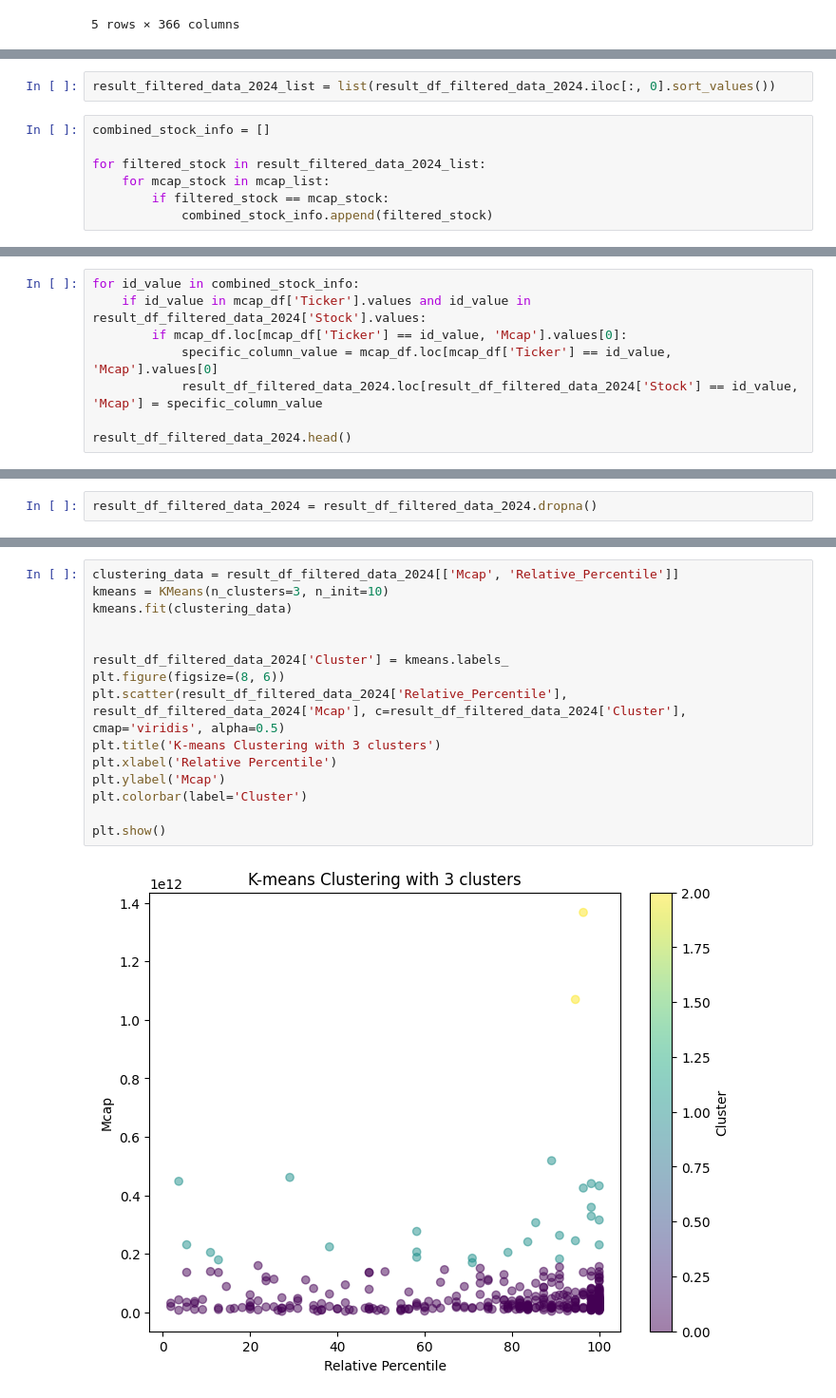
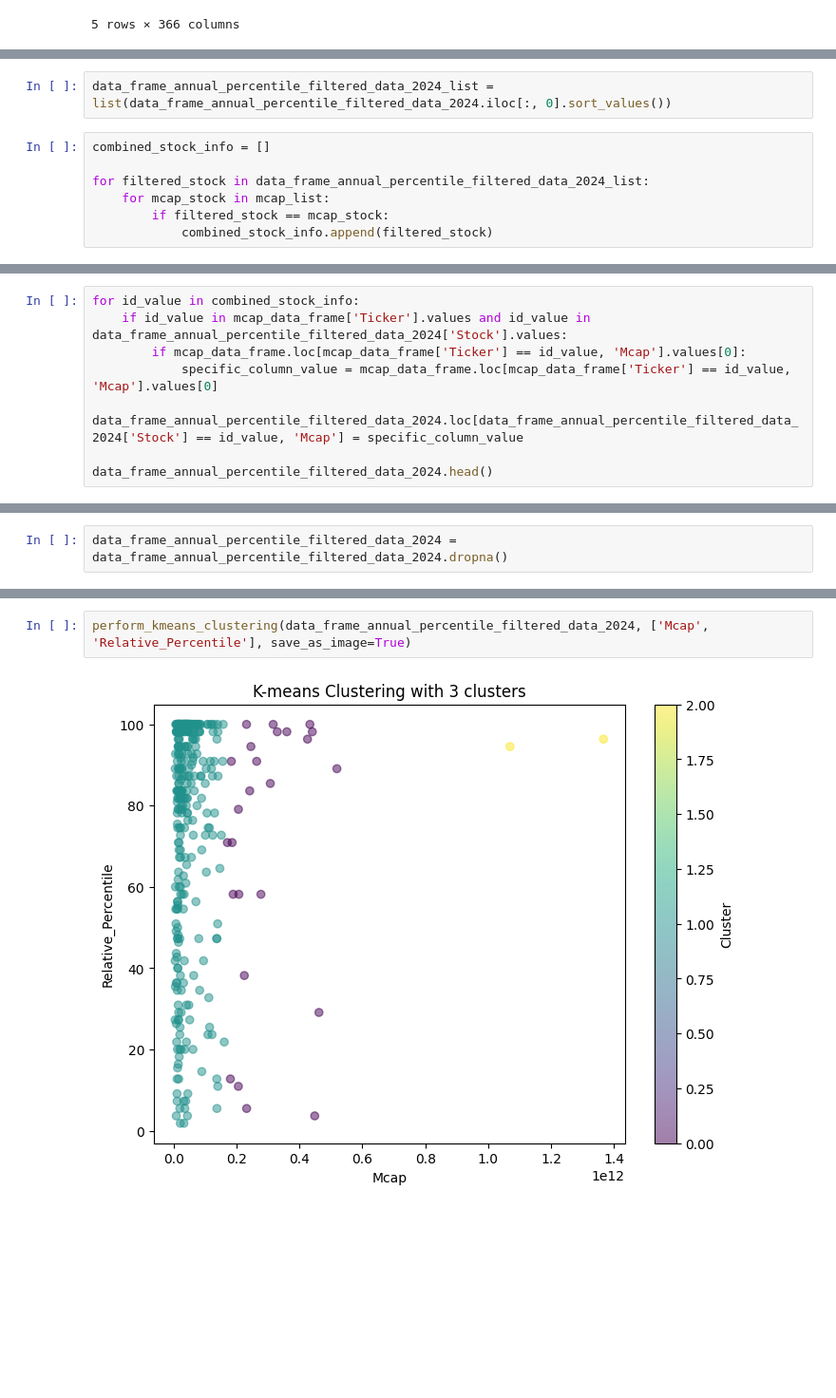
Before and after one commit to CiganOliviuAlphablock/clustering-in-mean-reversion-framework, a Jupyter notebook: clustering.ipynb, the cells around one changed output, grey strips where cells are left out. Shown at 95% size. Cells and saved outputs as stored; diff of their text form; blank space fills up the shorter version.

```diff
--- a/clustering.ipynb
+++ b/clustering.ipynb
@@ -135,9 +110,9 @@ mcap_list = list(mcap_df.iloc[:, 0].sort_values())
 # %%
-result_filtered_data_2024_list = list(result_df_filtered_data_2024.iloc[:, 0].sort_values())
+data_frame_annual_percentile_filtered_data_2024_list = list(data_frame_annual_percentile_filtered_data_2024.iloc[:, 0].sort_values())
 # %%
 combined_stock_info = []
 
-for filtered_stock in result_filtered_data_2024_list:
+for filtered_stock in data_frame_annual_percentile_filtered_data_2024_list:
     for mcap_stock in mcap_list:
         if filtered_stock == mcap_stock:
             combined_stock_info.append(filtered_stock)
@@ -161,12 +136,12 @@ result_df_filtered_data_2024.sort_values(by='Stock').head()
 | 8819 | ADBE | 2024 | -10.503903 | 5.454545 |
 # %%
 for id_value in combined_stock_info:
-    if id_value in mcap_df['Ticker'].values and id_value in result_df_filtered_data_2024['Stock'].values:
-        if mcap_df.loc[mcap_df['Ticker'] == id_value, 'Mcap'].values[0]:
-            specific_column_value = mcap_df.loc[mcap_df['Ticker'] == id_value, 'Mcap'].values[0]
-            result_df_filtered_data_2024.loc[result_df_filtered_data_2024['Stock'] == id_value, 'Mcap'] = specific_column_value
+    if id_value in mcap_data_frame['Ticker'].values and id_value in data_frame_annual_percentile_filtered_data_2024['Stock'].values:
+        if mcap_data_frame.loc[mcap_data_frame['Ticker'] == id_value, 'Mcap'].values[0]:
+            specific_column_value = mcap_data_frame.loc[mcap_data_frame['Ticker'] == id_value, 'Mcap'].values[0]
+            data_frame_annual_percentile_filtered_data_2024.loc[data_frame_annual_percentile_filtered_data_2024['Stock'] == id_value, 'Mcap'] = specific_column_value
 
-result_df_filtered_data_2024.head()
+data_frame_annual_percentile_filtered_data_2024.head()
 # %% [output]
 A value is trying to be set on a copy of a slice from a DataFrame.
 Try using .loc[row_indexer,col_indexer] = value instead
@@ -189,5 +164,5 @@ result_df_filtered_data_2024.sort_values(by='Stock').head()
 | 9086 | ACGL | 2024 | 22.078093 | 100.000000 | 2.806108e+10 |
 | 8819 | ADBE | 2024 | -10.503903 | 5.454545 | 2.316057e+11 |
 # %%
-result_df_filtered_data_2024 = result_df_filtered_data_2024.dropna()
+data_frame_annual_percentile_filtered_data_2024 = data_frame_annual_percentile_filtered_data_2024.dropna()
 # %%
@@ -208,19 +170,6 @@ plt.show()
 # %% [output]
 [figure]
 # %%
-clustering_data = result_df_filtered_data_2024[['Mcap', 'Relative_Percentile']]
-kmeans = KMeans(n_clusters=3, n_init=10)
-kmeans.fit(clustering_data)
-
-
-result_df_filtered_data_2024['Cluster'] = kmeans.labels_
-plt.figure(figsize=(8, 6))
-plt.scatter(result_df_filtered_data_2024['Relative_Percentile'], result_df_filtered_data_2024['Mcap'], c=result_df_filtered_data_2024['Cluster'], cmap='viridis', alpha=0.5)
-plt.title('K-means Clustering with 3 clusters')
-plt.xlabel('Relative Percentile')
-plt.ylabel('Mcap')
-plt.colorbar(label='Cluster')
-
-plt.show()
+perform_kmeans_clustering(data_frame_annual_percentile_filtered_data_2024, ['Mcap', 'Relative_Percentile'], save_as_image=True)
 # %% [output]
-[figure, old version]
+[figure, new version]
```
Also changed, not shown: parts of 11 cells of this notebook, 53 other files.
